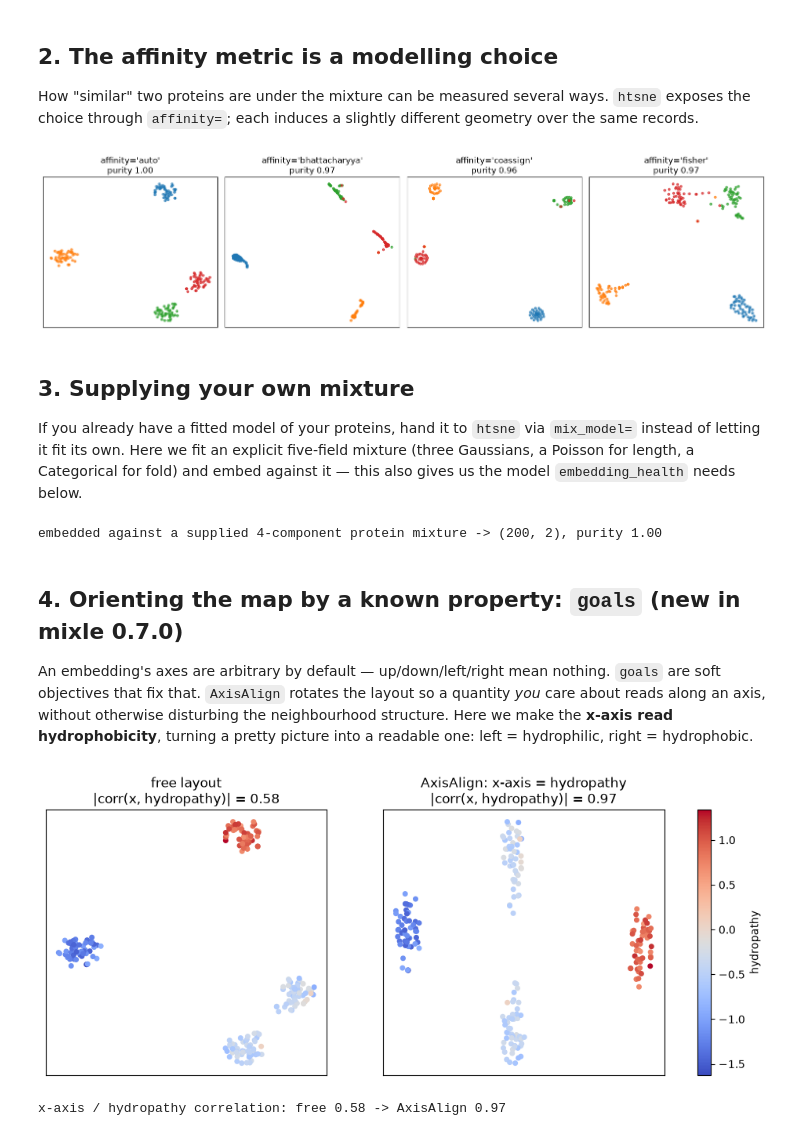
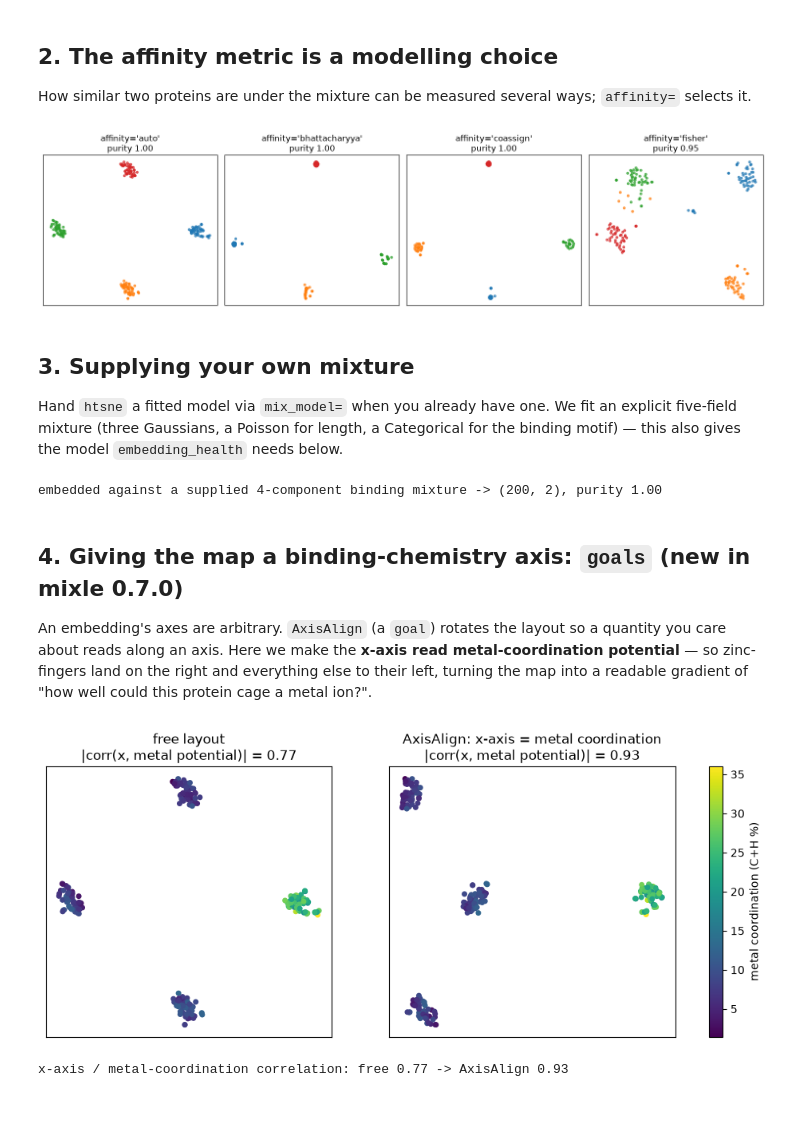
Before and after one commit to gmboquet/mixle-notebooks, a Jupyter notebook: notebooks/tutorials/embedding_with_htsne.ipynb, the cells around one changed output. Drawn from its saved outputs; the diff is of its cells as text; code cells hidden in the pictures; blank space fills up the shorter version.

```diff
--- a/notebooks/tutorials/embedding_with_htsne.ipynb
+++ b/notebooks/tutorials/embedding_with_htsne.ipynb
@@ -101,9 +117,9 @@ UMAP-style objective.
 # %%
 um = humap(proteins, seed=1, n_neighbors=15, out=io.StringIO())
-fig, ax = plt.subplots(figsize=(6, 5))
-for k, name in enumerate(fam_names):
-    m = family == k
-    ax.scatter(um[m, 0], um[m, 1], s=18, label=name, alpha=0.8)
-ax.set_title('humap of the same proteins (family purity = %.2f)' % knn_purity(um, family))
-ax.set_xticks([]); ax.set_yticks([]); ax.legend(fontsize=9); plt.tight_layout(); plt.show()
+fig, ax = plt.subplots(figsize=(6.2, 5))
+for k, name in enumerate(bind_names):
+    m = binds == k
+    ax.scatter(um[m, 0], um[m, 1], s=18, label=name, alpha=0.85)
+ax.set_title('humap (binding-class purity = %.2f)' % knn_purity(um, binds))
+ax.set_xticks([]); ax.set_yticks([]); ax.legend(fontsize=8); plt.tight_layout(); plt.show()
 # %% [output]
@@ -111,26 +127,24 @@ ax.set_xticks([]); ax.set_yticks([]); ax.legend(fontsize=9); plt.tight_layout();
 # %% [markdown]
 ## 2. The affinity metric is a modelling choice
 
-How "similar" two proteins are under the mixture can be measured several ways. `htsne` exposes the
-choice through `affinity=`; each induces a slightly different geometry over the same records.
+How similar two proteins are under the mixture can be measured several ways; `affinity=` selects it.
 # %%
 fig, axes = plt.subplots(1, 4, figsize=(15, 3.8))
 for ax, aff in zip(axes, ['auto', 'bhattacharyya', 'coassign', 'fisher']):
     Y = htsne(proteins, seed=1, perplexity=25, affinity=aff, out=io.StringIO())
-    for k in range(len(fam_names)):
-        m = family == k
+    for k in range(len(bind_names)):
+        m = binds == k
         ax.scatter(Y[m, 0], Y[m, 1], s=10, alpha=0.7)
-    ax.set_title("affinity='%s'\npurity %.2f" % (aff, knn_purity(Y, family))); ax.set_xticks([]); ax.set_yticks([])
+    ax.set_title("affinity='%s'\npurity %.2f" % (aff, knn_purity(Y, binds))); ax.set_xticks([]); ax.set_yticks([])
 fig.tight_layout(); plt.show()
 # %% [output]
-[figure, old version]
+[figure, new version]
 # %% [markdown]
 ## 3. Supplying your own mixture
 
-If you already have a fitted model of your proteins, hand it to `htsne` via `mix_model=` instead of
-letting it fit its own. Here we fit an explicit five-field mixture (three Gaussians, a Poisson for
-length, a Categorical for fold) and embed against it — this also gives us the model `embedding_health`
-needs below.
+Hand `htsne` a fitted model via `mix_model=` when you already have one. We fit an explicit five-field
+mixture (three Gaussians, a Poisson for length, a Categorical for the binding motif) — this also gives
+the model `embedding_health` needs below.
 # %%
 from mixle.stats import (GaussianEstimator, CategoricalEstimator, PoissonEstimator,
                          CompositeEstimator, MixtureEstimator)
@@ -141,37 +155,36 @@ record_estimator = CompositeEstimator((GaussianEstimator(), GaussianEstimator(),
 mix = optimize(proteins, MixtureEstimator([record_estimator] * 4),
                max_its=50, rng=np.random.RandomState(0), out=io.StringIO())
 Y = htsne(proteins, seed=1, perplexity=25, mix_model=mix, out=io.StringIO())
-print('embedded against a supplied %d-component protein mixture -> %s, purity %.2f'
-      % (mix.num_components, Y.shape, knn_purity(Y, family)))
+print('embedded against a supplied %d-component binding mixture -> %s, purity %.2f'
+      % (mix.num_components, Y.shape, knn_purity(Y, binds)))
 # %% [output]
-embedded against a supplied 4-component protein mixture -> (200, 2), purity 1.00
+embedded against a supplied 4-component binding mixture -> (200, 2), purity 1.00
 # %% [markdown]
-## 4. Orienting the map by a known property: `goals` (new in mixle 0.7.0)
+## 4. Giving the map a binding-chemistry axis: `goals` (new in mixle 0.7.0)
 
-An embedding's axes are arbitrary by default — up/down/left/right mean nothing. `goals` are soft
-objectives that fix that. `AxisAlign` rotates the layout so a quantity *you* care about reads along an
-axis, without otherwise disturbing the neighbourhood structure. Here we make the **x-axis read
-hydrophobicity**, turning a pretty picture into a readable one: left = hydrophilic, right = hydrophobic.
+An embedding's axes are arbitrary. `AxisAlign` (a `goal`) rotates the layout so a quantity you care
+about reads along an axis. Here we make the **x-axis read metal-coordination potential** — so
+zinc-fingers land on the right and everything else to their left, turning the map into a readable
+gradient of "how well could this protein cage a metal ion?".
 # %%
 from mixle.utils.hvis import AxisAlign
 
-hydropathy = np.array([p[0] for p in proteins])
-free  = htsne(proteins, seed=1, perplexity=25, out=io.StringIO())
-axed  = htsne(proteins, seed=1, perplexity=25,
-              goals=[AxisAlign(hydropathy.tolist(), axis=0, weight=0.6)], out=io.StringIO())
+metal = np.array([p[0] for p in proteins])           # C+H percentage = metal-coordination potential
+free = htsne(proteins, seed=1, perplexity=25, out=io.StringIO())
+axed = htsne(proteins, seed=1, perplexity=25,
+             goals=[AxisAlign(metal.tolist(), axis=0, weight=0.6)], out=io.StringIO())
 
 def axis_corr(Y):
-    return abs(np.corrcoef(Y[:, 0], hydropathy)[0, 1])
+    return abs(np.corrcoef(Y[:, 0], metal)[0, 1])
 
 fig, axes = plt.subplots(1, 2, figsize=(11, 4.4))
-for ax, Y, title in zip(axes, [free, axed], ['free layout', 'AxisAlign: x-axis = hydropathy']):
-    sc = ax.scatter(Y[:, 0], Y[:, 1], c=hydropathy, cmap='coolwarm', s=16)
-    ax.set_title('%s\n|corr(x, hydropathy)| = %.2f' % (title, axis_corr(Y)))
+for ax, Y, title in zip(axes, [free, axed], ['free layout', 'AxisAlign: x-axis = metal coordination']):
+    sc = ax.scatter(Y[:, 0], Y[:, 1], c=metal, cmap='viridis', s=16)
+    ax.set_title('%s\n|corr(x, metal potential)| = %.2f' % (title, axis_corr(Y)))
     ax.set_xticks([]); ax.set_yticks([])
-fig.colorbar(sc, ax=axes, fraction=0.025, label='hydropathy'); plt.show()
-
-print('x-axis / hydropathy correlation: free %.2f -> AxisAlign %.2f' % (axis_corr(free), axis_corr(axed)))
+fig.colorbar(sc, ax=axes, fraction=0.025, label='metal coordination (C+H %)'); plt.show()
+print('x-axis / metal-coordination correlation: free %.2f -> AxisAlign %.2f' % (axis_corr(free), axis_corr(axed)))
 # %% [output]
-[figure, old version]
+[figure, new version]
-x-axis / hydropathy correlation: free 0.58 -> AxisAlign 0.97
+x-axis / metal-coordination correlation: free 0.77 -> AxisAlign 0.93
 # %% [markdown]
```
Also changed, not shown: parts of 13 cells of this notebook, 1 other file.
